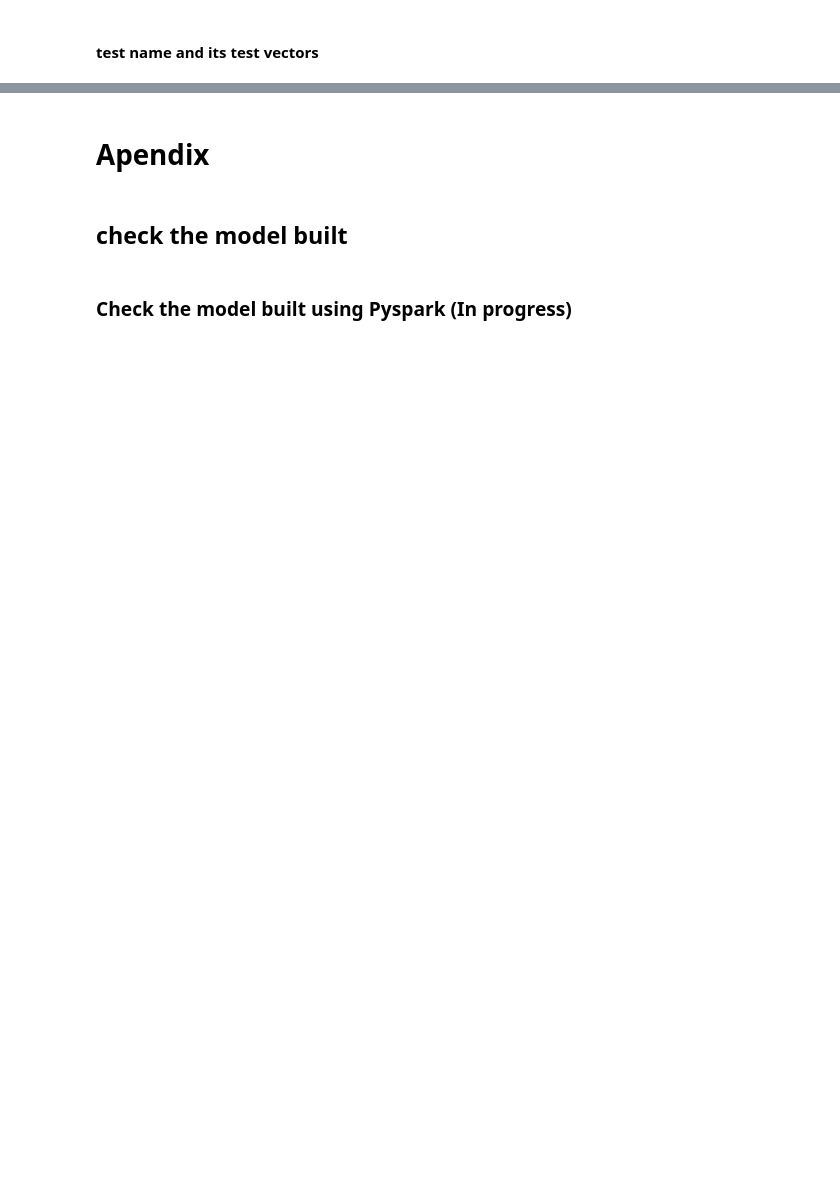
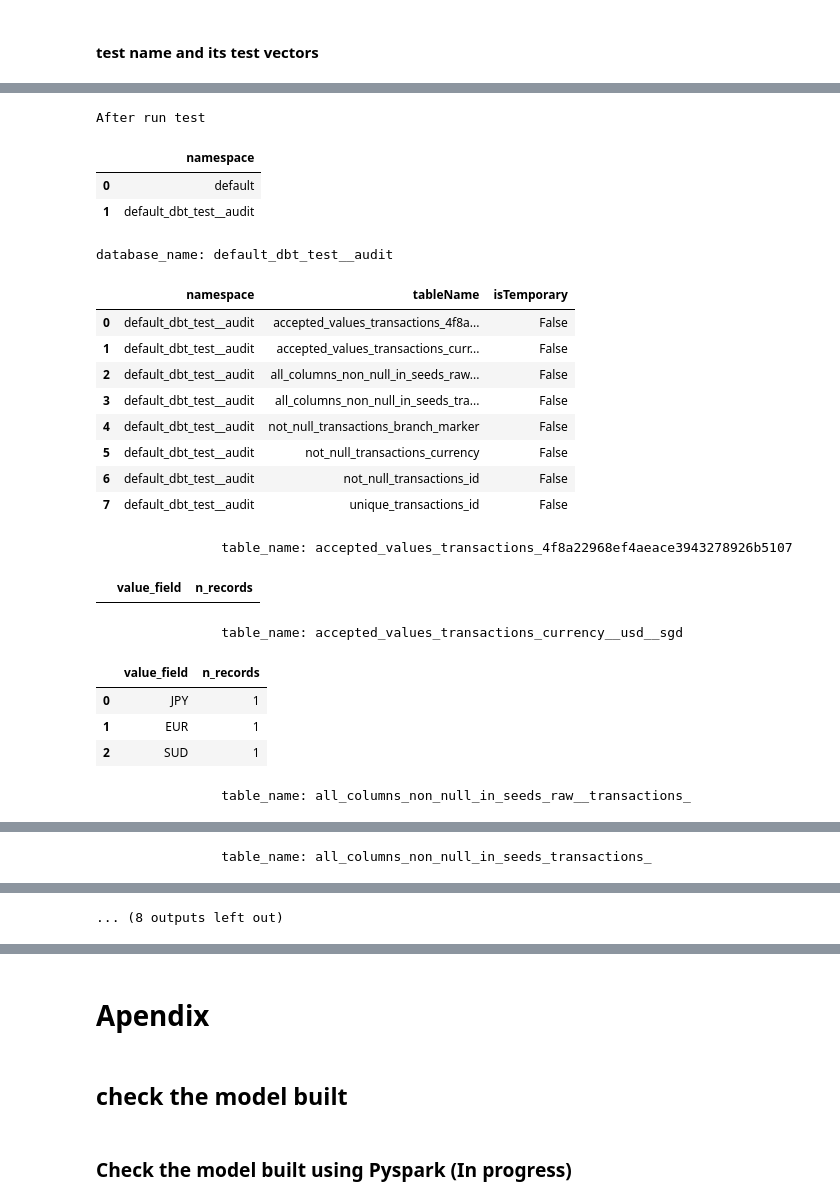
Before and after one commit to VincentChong123/dbt-spark-demo, a Jupyter notebook: demo/dbt-spark-demo.ipynb, the cells around one changed output, grey strips where cells are left out. Saved outputs shown, nothing was run; the diff lists cells and outputs as text; code cells hidden in the pictures; blank space fills up the shorter version.

```diff
--- a/demo/dbt-spark-demo.ipynb
+++ b/demo/dbt-spark-demo.ipynb
@@ -322,0 +318,16 @@ profile: 'dbt_spark_demo_prj'
+# %%
+db_names = show_databases()
+print(db_names)
+for d in db_names:
+    if d != 'default':
+        arg = "'{" + '"database_name"' + ": " + f'"{d}"' + "}'"
+        print(f"arg {arg}")
+        !dbt run-operation drop_database --args $arg
+database_names = show_databases();
+
+table_names = show_tables(database_name="default",  message_to_be_printed="Tables in default database before deleting table");
+for t in table_names:
+    print(t)
+    arg = "'{" + '"table_name"' + ":" + f'"default.{t}"' + "}'"
+    !dbt run-operation drop_table --args $arg
+table_names = show_tables(database_name="default", message_to_be_printed="Tables in default database after deleting table");
@@ -500,0 +510,36 @@ dbt test --log-level info
+# %%
+database_names = show_databases(message_to_be_printed="After run test")
+for d in database_names:
+    if d != "default" and "audit" in d:
+        table_names = show_tables(
+            message_to_be_printed=f"database_name: {d}", database_name=d
+        )
+        for t in table_names:
+            select_from_table(
+                table_name=t,
+                database_name=d,
+                message_to_be_printed=f"\t\ttable_name: {t}",
+            )
+# %% [output]
+After run test
+|  | namespace |
+| 0 | default |
+| 1 | default_dbt_test__audit |
+database_name: default_dbt_test__audit
+|  | namespace | tableName | isTemporary |
+| 0 | default_dbt_test__audit | accepted_values_transactions_4f8a... | False |
+| 1 | default_dbt_test__audit | accepted_values_transactions_curr... | False |
+| 2 | default_dbt_test__audit | all_columns_non_null_in_seeds_raw... | False |
+| 3 | default_dbt_test__audit | all_columns_non_null_in_seeds_tra... | False |
+| 4 | default_dbt_test__audit | not_null_transactions_branch_marker | False |
+| 5 | default_dbt_test__audit | not_null_transactions_currency | False |
+| 6 | default_dbt_test__audit | not_null_transactions_id | False |
+| 7 | default_dbt_test__audit | unique_transactions_id | False |
+                table_name: accepted_values_transactions_4f8a22968ef4aeace3943278926b5107
+|  | value_field | n_records |
+                table_name: accepted_values_transactions_currency__usd__sgd
+|  | value_field | n_records |
+| 0 | JPY | 1 |
+| 1 | EUR | 1 |
+| 2 | SUD | 1 |
+                table_name: all_columns_non_null_in_seeds_raw__transactions_
@@ -500,0 +547 @@ dbt test --log-level info
+                table_name: all_columns_non_null_in_seeds_transactions_
@@ -501,3 +552,4 @@ dbt test --log-level info
+... (8 outputs left out)
 # %%
 !chmod -R a+rw /usr/app
 # %%
```
Also changed, not shown: parts of 43 cells of this notebook, 44 other files.
